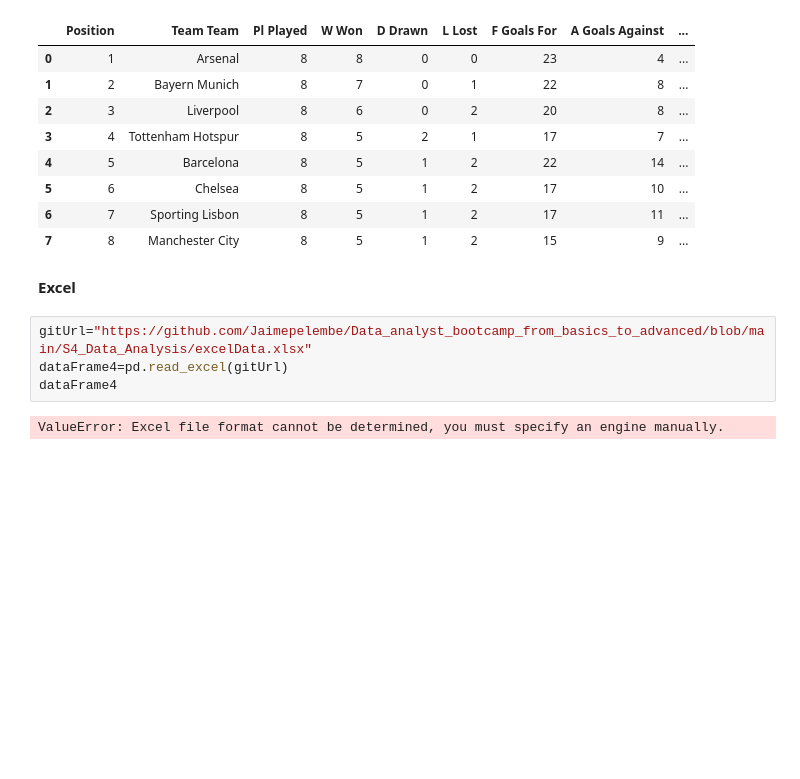
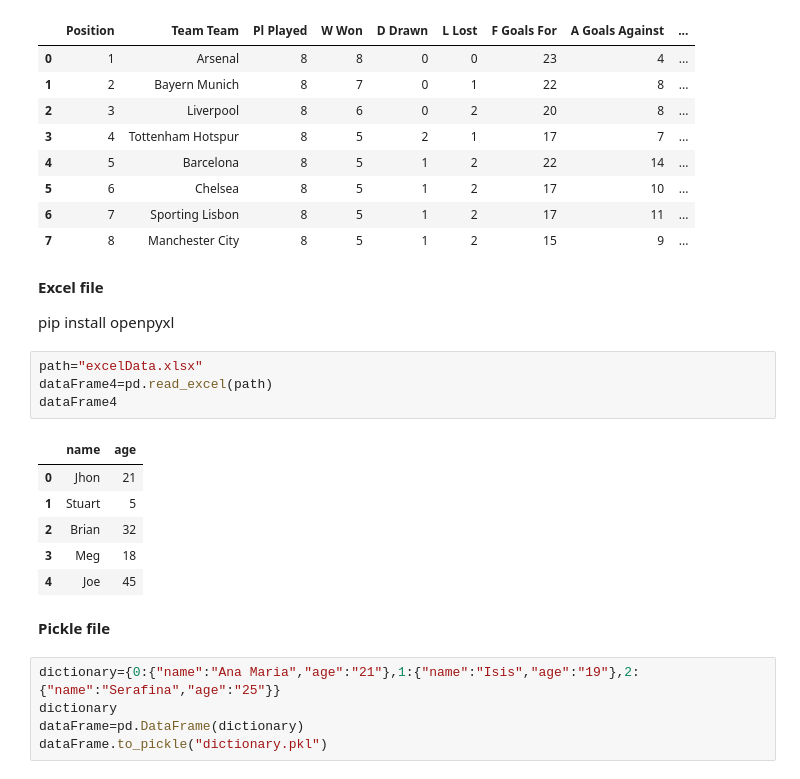
Before and after one commit to Jaimepelembe/Data_analyst_bootcamp_from_basics_to_advanced, a Jupyter notebook: S4_Data_Analysis/4_readingDataDifferentSources.ipynb, the cells around one changed output. Saved outputs shown, nothing was run; the diff lists cells and outputs as text; blank space fills up the shorter version.

Commit message:
Feat: Added the file dictionary.pkl

```diff
--- a/S4_Data_Analysis/4_readingDataDifferentSources.ipynb
+++ b/S4_Data_Analysis/4_readingDataDifferentSources.ipynb
@@ -114,10 +114,24 @@ uclDataFrame[0].head(8)
 | 6 | 7 | Sporting Lisbon | 8 | 5 | 1 | 2 | 17 | 11 | ... |
 | 7 | 8 | Manchester City | 8 | 5 | 1 | 2 | 15 | 9 | ... |
 # %% [markdown]
-**Excel**
+**Excel file**
+
+pip install openpyxl
 # %%
-gitUrl="https://github.com/Jaimepelembe/Data_analyst_bootcamp_from_basics_to_advanced/blob/main/S4_Data_Analysis/excelData.xlsx"
-dataFrame4=pd.read_excel(gitUrl)
+path="excelData.xlsx"
+dataFrame4=pd.read_excel(path)
 dataFrame4
 # %% [output]
-ValueError: Excel file format cannot be determined, you must specify an engine manually.
+|  | name | age |
+| 0 | Jhon | 21 |
+| 1 | Stuart | 5 |
+| 2 | Brian | 32 |
+| 3 | Meg | 18 |
+| 4 | Joe | 45 |
+# %% [markdown]
+**Pickle file**
+# %%
+dictionary={0:{"name":"Ana Maria","age":"21"},1:{"name":"Isis","age":"19"},2:{"name":"Serafina","age":"25"}}
+dictionary
+dataFrame=pd.DataFrame(dictionary)
+dataFrame.to_pickle("dictionary.pkl")
```
Also changed, not shown: parts of 1 cell of this notebook, 1 other file.
